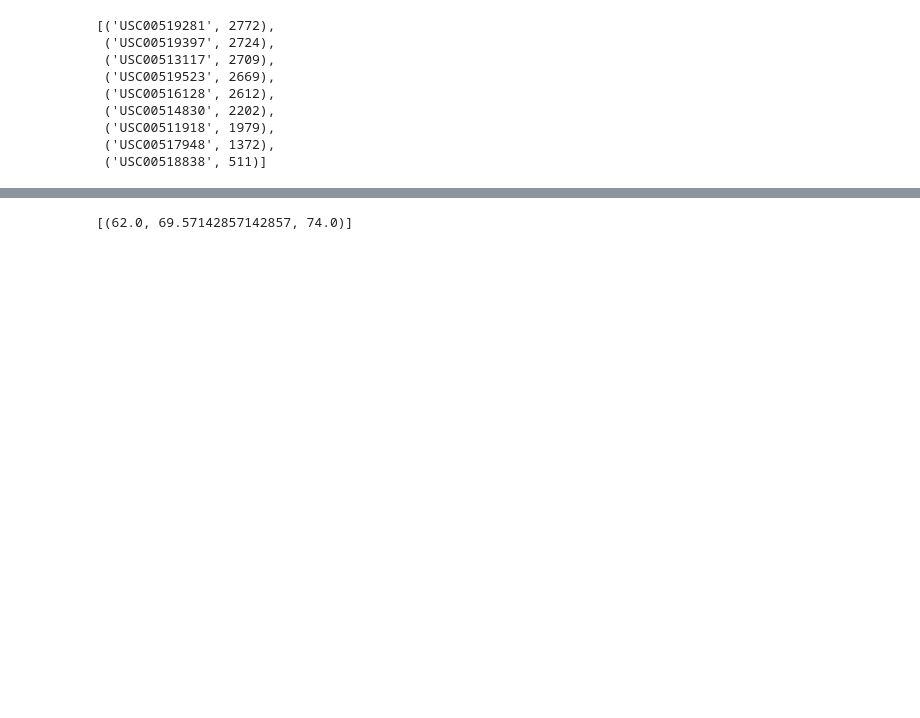
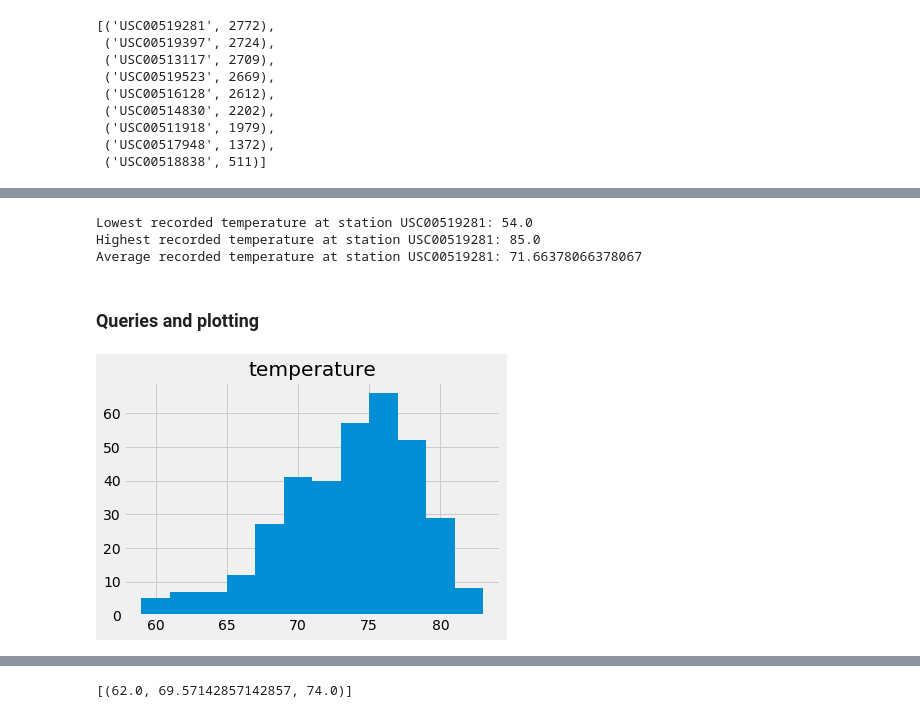
Before and after one commit to dpkeyes/Hawaii-Weather-Analysis-SQLAlchemy, a Jupyter notebook: climate_starter.ipynb, the cells around one changed output, grey strips where cells are left out. Saved outputs shown, nothing was run; the diff lists cells and outputs as text; code cells hidden in the pictures; blank space fills up the shorter version.

```diff
--- a/climate_starter.ipynb
+++ b/climate_starter.ipynb
@@ -152,6 +145,10 @@ prcp_df
 # %%
 # What are the most active stations? (i.e. what stations have the most rows)?
 # List the stations and the counts in descending order.
+station_activity = session.query(Station.station, func.count(Measurement.id)).\
+                join(Measurement, Station.station == Measurement.station).\
+                group_by(Station.station).order_by(func.count(Measurement.id).desc()).all()
+station_activity
 # %% [output]
 [('USC00519281', 2772),
  ('USC00519397', 2724),
@@ -170,3 +162,38 @@ prcp_df
+# %%
+# Find the most active station
+most_active_station = station_activity[0][0]
+# %%
+# Using the station id from the previous query, calculate the lowest temperature recorded,
+# highest temperature recorded, and average temperature for the most active station?
+low_temp = session.query(func.min(Measurement.tobs)).filter(Measurement.station == most_active_station).all()[0][0]
+high_temp = session.query(func.max(Measurement.tobs)).filter(Measurement.station == most_active_station).all()[0][0]
+avg_temp = session.query(func.avg(Measurement.tobs)).filter(Measurement.station == most_active_station).all()[0][0]
+
+print(f"Lowest recorded temperature at station {most_active_station}: {low_temp}\n"
+      f"Highest recorded temperature at station {most_active_station}: {high_temp}\n"
+      f"Average recorded temperature at station {most_active_station}: {avg_temp}")
+# %% [output]
+Lowest recorded temperature at station USC00519281: 54.0
+Highest recorded temperature at station USC00519281: 85.0
+Average recorded temperature at station USC00519281: 71.66378066378067
+# %% [markdown]
+### Queries and plotting
 # %%
 # Choose the station with the highest number of temperature observations.
 # Query the last 12 months of temperature observation data for this station and plot the results as a histogram
+
+# Query
+results = session.query(Measurement.station, Measurement.date, Measurement.tobs).\
+                filter(Measurement.station == most_active_station).\
+                filter(and_(Measurement.date >= start_date, Measurement.date <= end_date)).\
+                order_by(Measurement.date).all()
+
+# Define dataframe and drop 'station' column since value is same for all rows
+station_df = pd.DataFrame(results, columns = ['station', 'date', 'temperature'])
+station_df = station_df[['date', 'temperature']]
+
+# Plot histogram
+station_df.hist(column='temperature', bins=12)
+plt.show()
+# %% [output]
+[figure, added]
```
Also changed, not shown: parts of 19 cells of this notebook.
